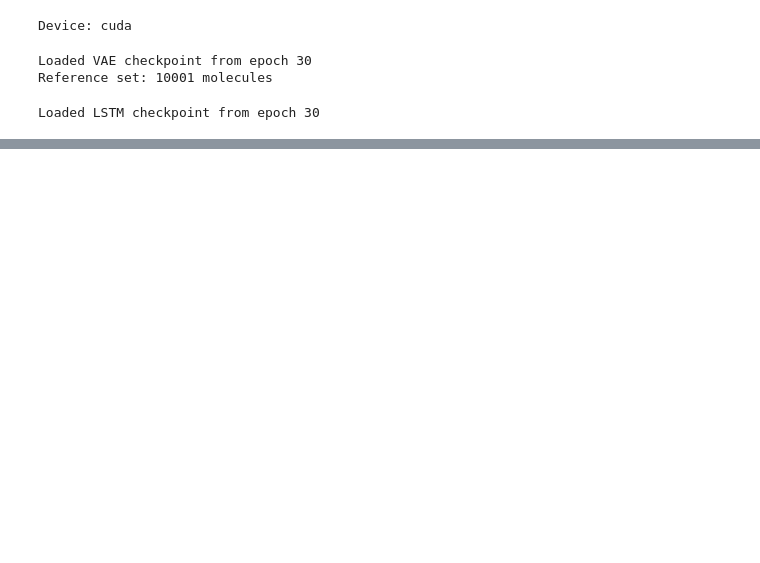
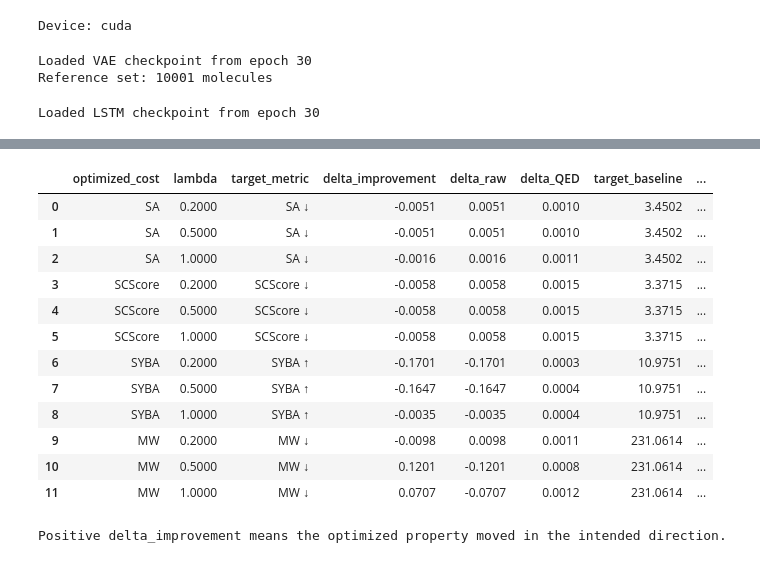
Before and after one commit to ingridtx04/STAT3106_Applied_Machine_Learning_Project, a Jupyter notebook: compare.ipynb, the cells around one changed output, grey strips where cells are left out. Saved outputs shown, nothing was run; the diff lists cells and outputs as text; code cells hidden in the pictures; blank space fills up the shorter version.

```diff
--- a/compare.ipynb
+++ b/compare.ipynb
@@ -182,0 +537,39 @@ literature review papers:
+# %%
+target_rows = []
+for cost_name, target_metric in constraint_metric.items():
+    base = ablation_df[(ablation_df["optimized_cost"] == cost_name) & (ablation_df["λ"] == 0.0)].iloc[0]
+    for lam in [v for v in LAMBDAS if v != 0.0]:
+        row = ablation_df[(ablation_df["optimized_cost"] == cost_name) & (ablation_df["λ"] == lam)].iloc[0]
+        raw_delta = row[target_metric] - base[target_metric]
+        target_improvement = -raw_delta if constraint_direction[cost_name] == "lower" else raw_delta
+        target_rows.append({
+            "optimized_cost":    cost_name,
+            "lambda":            lam,
+            "target_metric":     metric_labels[target_metric],
+            "delta_improvement": target_improvement,
+            "delta_raw":         raw_delta,
+            "delta_QED":         row["mean_qed"] - base["mean_qed"],
+            "target_baseline":   base[target_metric],
+            "target_value":      row[target_metric],
+            "QED_baseline":      base["mean_qed"],
+            "QED_value":         row["mean_qed"],
+        })
+
+target_delta_df = pd.DataFrame(target_rows)
+display(target_delta_df)
+print("Positive delta_improvement means the optimized property moved in the intended direction.")
+# %% [output]
+|  | optimized_cost | lambda | target_metric | delta_improvement | delta_raw | delta_QED | target_baseline | ... |
+| 0 | SA | 0.2000 | SA ↓ | -0.0051 | 0.0051 | 0.0010 | 3.4502 | ... |
+| 1 | SA | 0.5000 | SA ↓ | -0.0051 | 0.0051 | 0.0010 | 3.4502 | ... |
+| 2 | SA | 1.0000 | SA ↓ | -0.0016 | 0.0016 | 0.0011 | 3.4502 | ... |
+| 3 | SCScore | 0.2000 | SCScore ↓ | -0.0058 | 0.0058 | 0.0015 | 3.3715 | ... |
+| 4 | SCScore | 0.5000 | SCScore ↓ | -0.0058 | 0.0058 | 0.0015 | 3.3715 | ... |
+| 5 | SCScore | 1.0000 | SCScore ↓ | -0.0058 | 0.0058 | 0.0015 | 3.3715 | ... |
+| 6 | SYBA | 0.2000 | SYBA ↑ | -0.1701 | -0.1701 | 0.0003 | 10.9751 | ... |
+| 7 | SYBA | 0.5000 | SYBA ↑ | -0.1647 | -0.1647 | 0.0004 | 10.9751 | ... |
+| 8 | SYBA | 1.0000 | SYBA ↑ | -0.0035 | -0.0035 | 0.0004 | 10.9751 | ... |
+| 9 | MW | 0.2000 | MW ↓ | -0.0098 | 0.0098 | 0.0011 | 231.0614 | ... |
+| 10 | MW | 0.5000 | MW ↓ | 0.1201 | -0.1201 | 0.0008 | 231.0614 | ... |
+| 11 | MW | 1.0000 | MW ↓ | 0.0707 | -0.0707 | 0.0012 | 231.0614 | ... |
+Positive delta_improvement means the optimized property moved in the intended direction.
```
Also changed, not shown: parts of 32 cells of this notebook, 24 other files.
